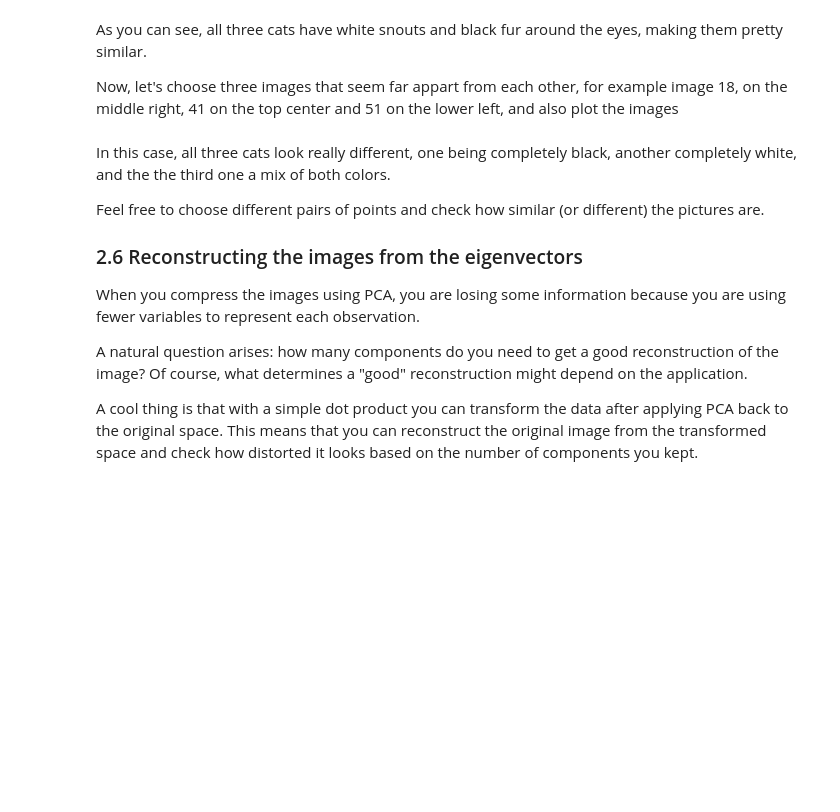
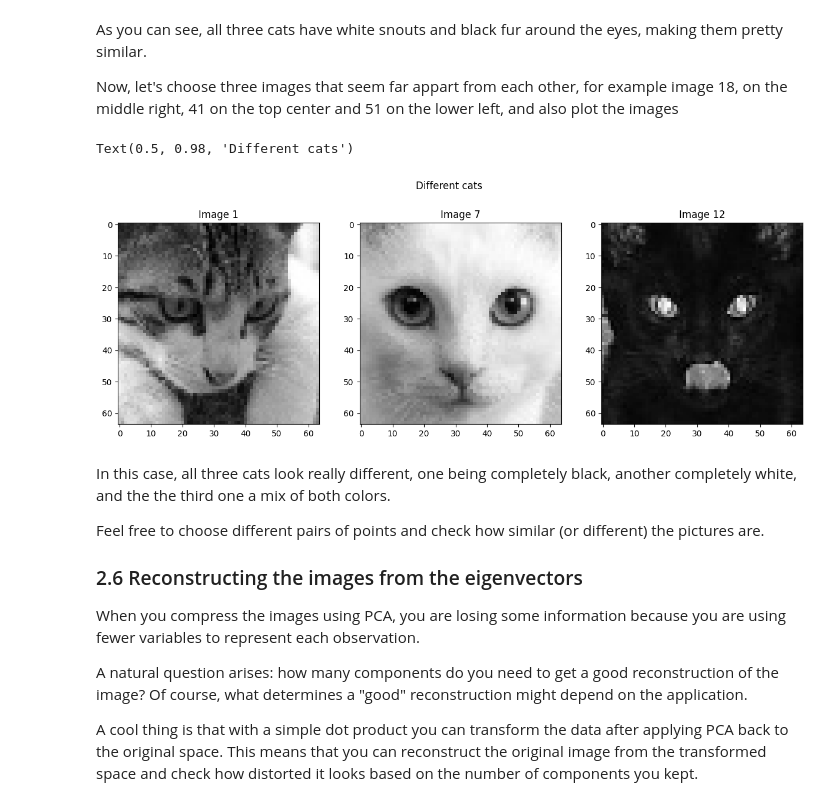
Before and after one commit to ICEY12YX/DEEP_LEARNING, a Jupyter notebook: 04_mathematics/linear_algebra/week04/C1W4_Assignment.ipynb, the cells around one changed output. Cells and saved outputs as stored; diff of their text form; code cells hidden in the pictures; blank space fills up the shorter version.

```diff
--- a/04_mathematics/linear_algebra/week04/C1W4_Assignment.ipynb
+++ b/04_mathematics/linear_algebra/week04/C1W4_Assignment.ipynb
@@ -417,13 +506,16 @@ As you can see, all three cats have white snouts and black fur around the eyes,
 Now, let's choose three images that seem far appart from each other, for example image 18, on the middle right, 41 on the top center and 51 on the lower left, and also plot the images
 # %%
 fig, ax = plt.subplots(1, 3, figsize=(15, 5))
-ax[0].imshow(imgs[18], cmap="gray")
-ax[0].set_title("Image 18")
-ax[1].imshow(imgs[41], cmap="gray")
-ax[1].set_title("Image 41")
-ax[2].imshow(imgs[51], cmap="gray")
-ax[2].set_title("Image 51")
+ax[0].imshow(imgs[1], cmap="gray")
+ax[0].set_title("Image 1")
+ax[1].imshow(imgs[7], cmap="gray")
+ax[1].set_title("Image 7")
+ax[2].imshow(imgs[12], cmap="gray")
+ax[2].set_title("Image 12")
 plt.suptitle("Different cats")
+# %% [output]
+Text(0.5, 0.98, 'Different cats')
+[figure, added]
 # %% [markdown]
 In this case, all three cats look really different, one being completely black, another completely white, and the the third one a mix of both colors.
 
```
Also changed, not shown: parts of 31 cells of this notebook, 44 other files.
